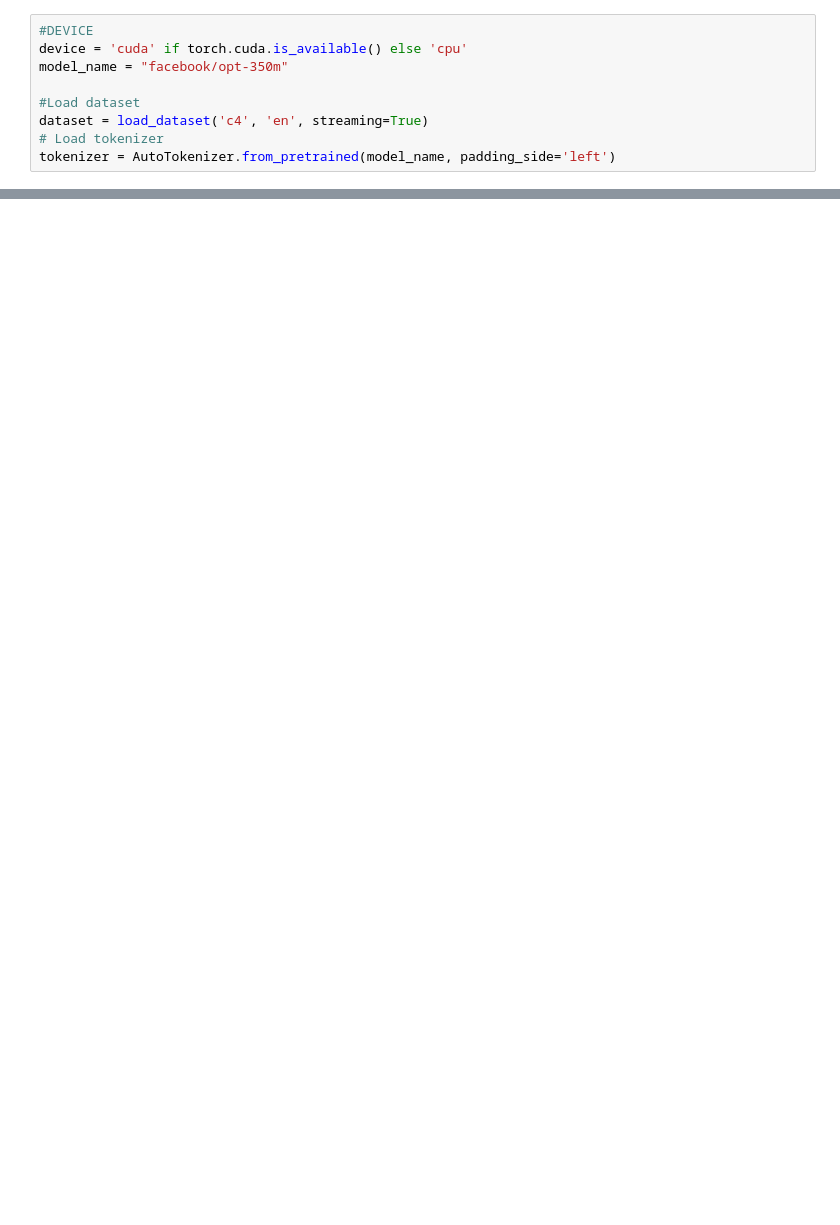
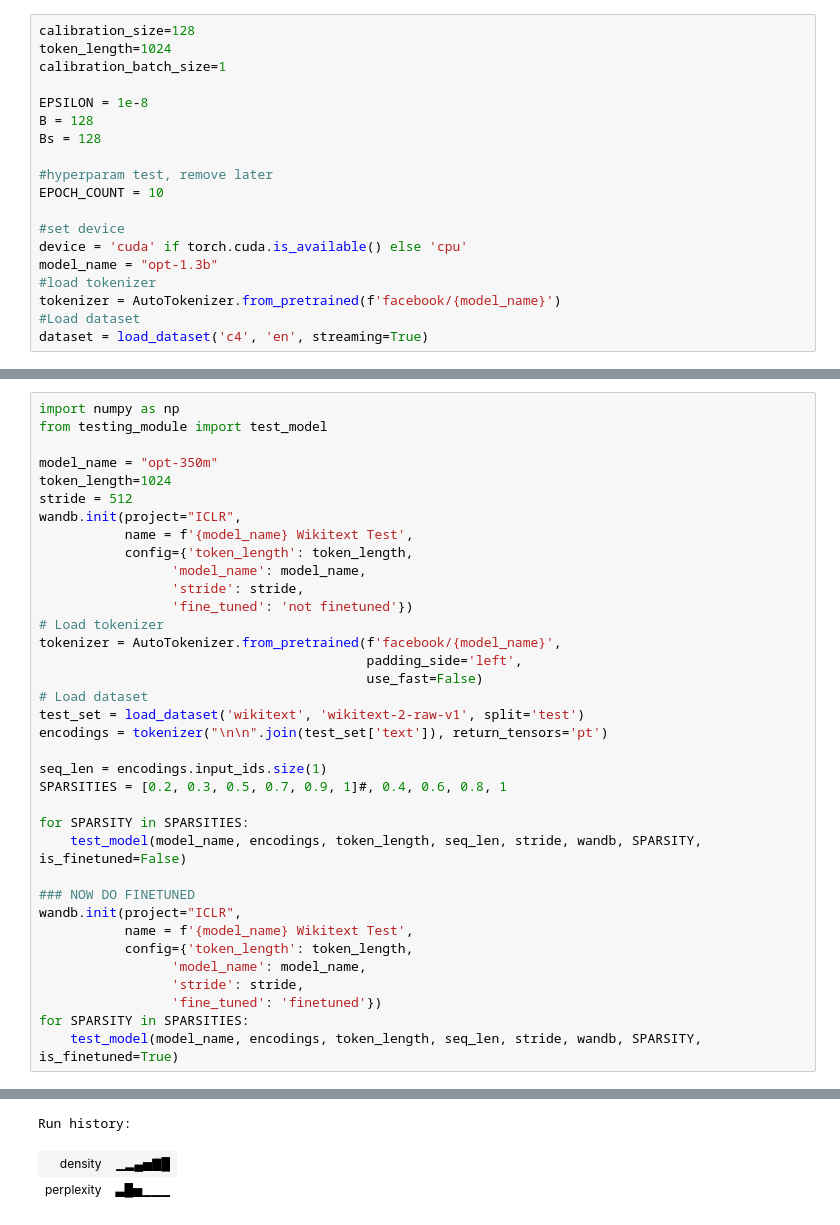
Before and after one commit to Aaquib111/Sparse-GPT-Finetuning, a Jupyter notebook: SparseGPT.ipynb, the cells around one changed output, grey strips where cells are left out. Saved outputs shown, nothing was run; the diff lists cells and outputs as text; blank space fills up the shorter version.

```diff
--- a/SparseGPT.ipynb
+++ b/SparseGPT.ipynb
@@ -23,9 +395,19 @@ def print_memory_summary(name=""):
 # %%
-#DEVICE
+calibration_size=128
+token_length=1024
+calibration_batch_size=1
+
+EPSILON = 1e-8
+B = 128
+Bs = 128
+
+#hyperparam test, remove later
+EPOCH_COUNT = 10
+
+#set device
 device = 'cuda' if torch.cuda.is_available() else 'cpu'
-model_name = "facebook/opt-350m"
-
+model_name = "opt-1.3b"
+#load tokenizer
+tokenizer = AutoTokenizer.from_pretrained(f'facebook/{model_name}')
 #Load dataset
 dataset = load_dataset('c4', 'en', streaming=True)
-# Load tokenizer
-tokenizer = AutoTokenizer.from_pretrained(model_name, padding_side='left')
@@ -194,0 +452,37 @@ tensor(0.7005, device='cuda:0')
+# %%
+import numpy as np
+from testing_module import test_model
+
+model_name = "opt-350m"
+token_length=1024
+stride = 512
+wandb.init(project="ICLR",
+           name = f'{model_name} Wikitext Test',
+           config={'token_length': token_length,
+                 'model_name': model_name,
+                 'stride': stride,
+                 'fine_tuned': 'not finetuned'})
+# Load tokenizer
+tokenizer = AutoTokenizer.from_pretrained(f'facebook/{model_name}',
+                                          padding_side='left',
+                                          use_fast=False)
+# Load dataset
+test_set = load_dataset('wikitext', 'wikitext-2-raw-v1', split='test')
+encodings = tokenizer("\n\n".join(test_set['text']), return_tensors='pt')
+
+seq_len = encodings.input_ids.size(1)
+SPARSITIES = [0.2, 0.3, 0.5, 0.7, 0.9, 1]#, 0.4, 0.6, 0.8, 1
+
+for SPARSITY in SPARSITIES:
+    test_model(model_name, encodings, token_length, seq_len, stride, wandb, SPARSITY, is_finetuned=False)
+
+### NOW DO FINETUNED
+wandb.init(project="ICLR",
+           name = f'{model_name} Wikitext Test',
+           config={'token_length': token_length,
+                 'model_name': model_name,
+                 'stride': stride,
+                 'fine_tuned': 'finetuned'})
+for SPARSITY in SPARSITIES:
+    test_model(model_name, encodings, token_length, seq_len, stride, wandb, SPARSITY, is_finetuned=True)
+# %% [output]
@@ -194,0 +496,3 @@ tensor(0.7005, device='cuda:0')
+Run history:
+| density | ▁▂▄▅▇█ |
+| perplexity | ▃█▅▁▁▁ |
```
Also changed, not shown: parts of 21 cells of this notebook, 10 other files.
